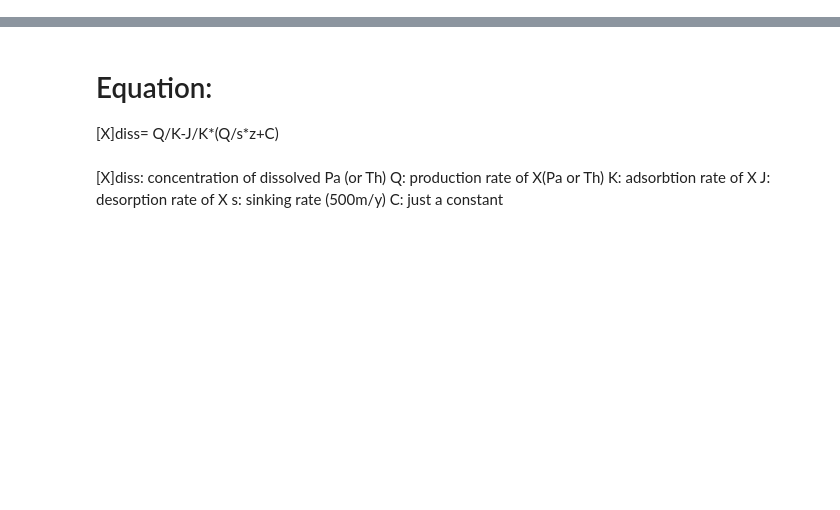
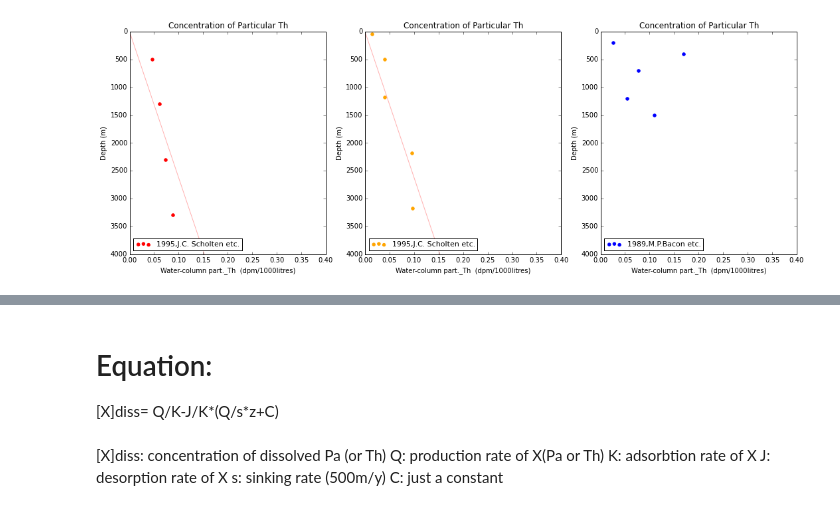
Before and after one commit to UBC-MOAD/analysis-cindy, a Jupyter notebook: notebooks/K_Value_permanent ice.ipynb, the cells around one changed output, grey strips where cells are left out. Cells and saved outputs as stored; diff of their text form; code cells hidden in the pictures; blank space fills up the shorter version.

```diff
--- a/notebooks/K_Value_permanent ice.ipynb
+++ b/notebooks/K_Value_permanent ice.ipynb
@@ -40,2 +41,11 @@ lon4 = data4['long.']
 lat4 = data4['lat.']
+# %%
+Th_part=data['230Th part.']
+Th_part2=data2['230Th part.']
+Th_part3=data3['230Th part.']
+Th_part4=data4['230Th part.']
+Pa_part=data['231Pa part.']
+Pa_part2=data2['231Pa part.']
+Pa_part3=data3['231Pa part.']
+Pa_part4=data4['231Pa part.']
 # %%
@@ -67,0 +104,54 @@ plt.show()
+# %%
+Q_Th=0.0267
+s_Th=700
+c_Th=0
+
+fig = plt.figure(1, figsize=(18,6))
+#fig1
+plt.subplot(1, 3, 1)
+z = np.linspace(0,4000,100,endpoint=True)
+x_Th_part = np.array(Q_Th/s_Th*z+c_Th)
+plot (x_Th_part, z, color='red', alpha=0.30)
+
+#plt.scatter(th,dep)
+plt.scatter(Th_part2,dep2, color='red',label='1995,J.C. Scholten etc.')
+#plt.scatter(th3,dep3,color='orange')
+plt.xlabel('Water-column part._Th  (dpm/1000litres)')
+plt.ylabel('Depth (m)')
+plt.title("Concentration of Particular Th")
+plt.axis([0,0.4,0,4000])
+plt.legend(loc=3,fontsize=11)
+plt.gca().invert_yaxis()
+
+#fig2
+plt.subplot(1, 3, 2)
+
+c_Th=0
+z = np.linspace(0,4000,100,endpoint=True)
+x_Th_part = np.array(Q_Th/s_Th*z+c_Th)
+plot (x_Th_part, z, color='red', alpha=0.30)
+
+plt.scatter(Th_part3,dep3,color='orange',label='1995,J.C. Scholten etc.')
+plt.xlabel('Water-column part._Th  (dpm/1000litres)')
+plt.ylabel('Depth (m)')
+plt.title("Concentration of Particular Th")
+plt.axis([0,0.4,0,4000])
+plt.legend(loc=3,fontsize=11)
+plt.gca().invert_yaxis()
+
+plt.subplot(1, 3, 3)
+c_Th=1
+c2_Th=0.45
+z = np.linspace(0,4000,100,endpoint=True)
+x_Th_part = np.array(Q_Th/s_Th*z+c_Th)
+plot (x_Th_part, z, color='red', alpha=0.30)
+plt.scatter(Th_part,dep,color='blue',label='1989,M.P.Bacon etc.')
+
+plt.xlabel('Water-column part._Th  (dpm/1000litres)')
+plt.ylabel('Depth (m)')
+plt.title("Concentration of Particular Th")
+plt.axis([0,0.4,0,4000])
+plt.legend(loc=3,fontsize=11)
+plt.gca().invert_yaxis()
+# %% [output]
+[figure, added]
```
Also changed, not shown: parts of 8 cells of this notebook.
